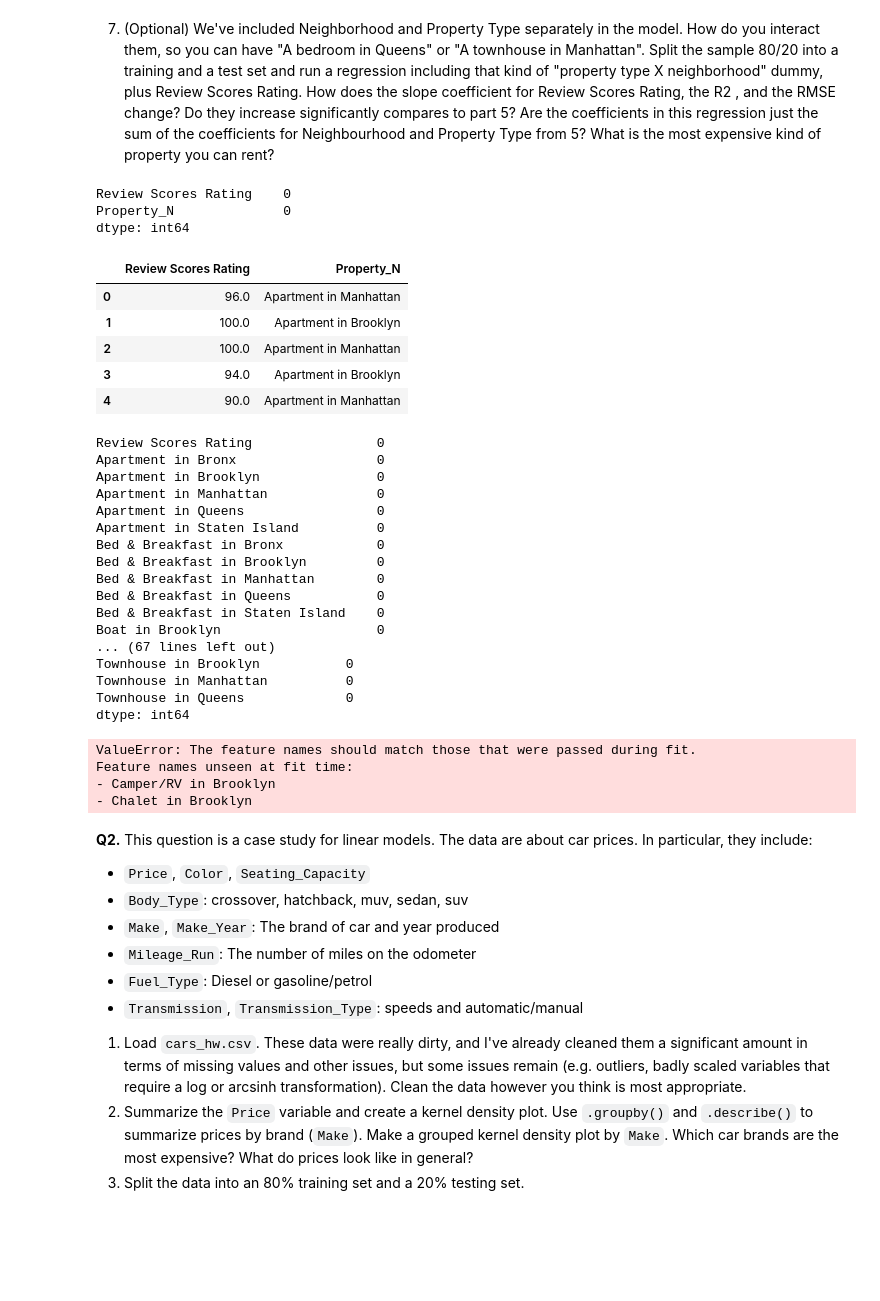
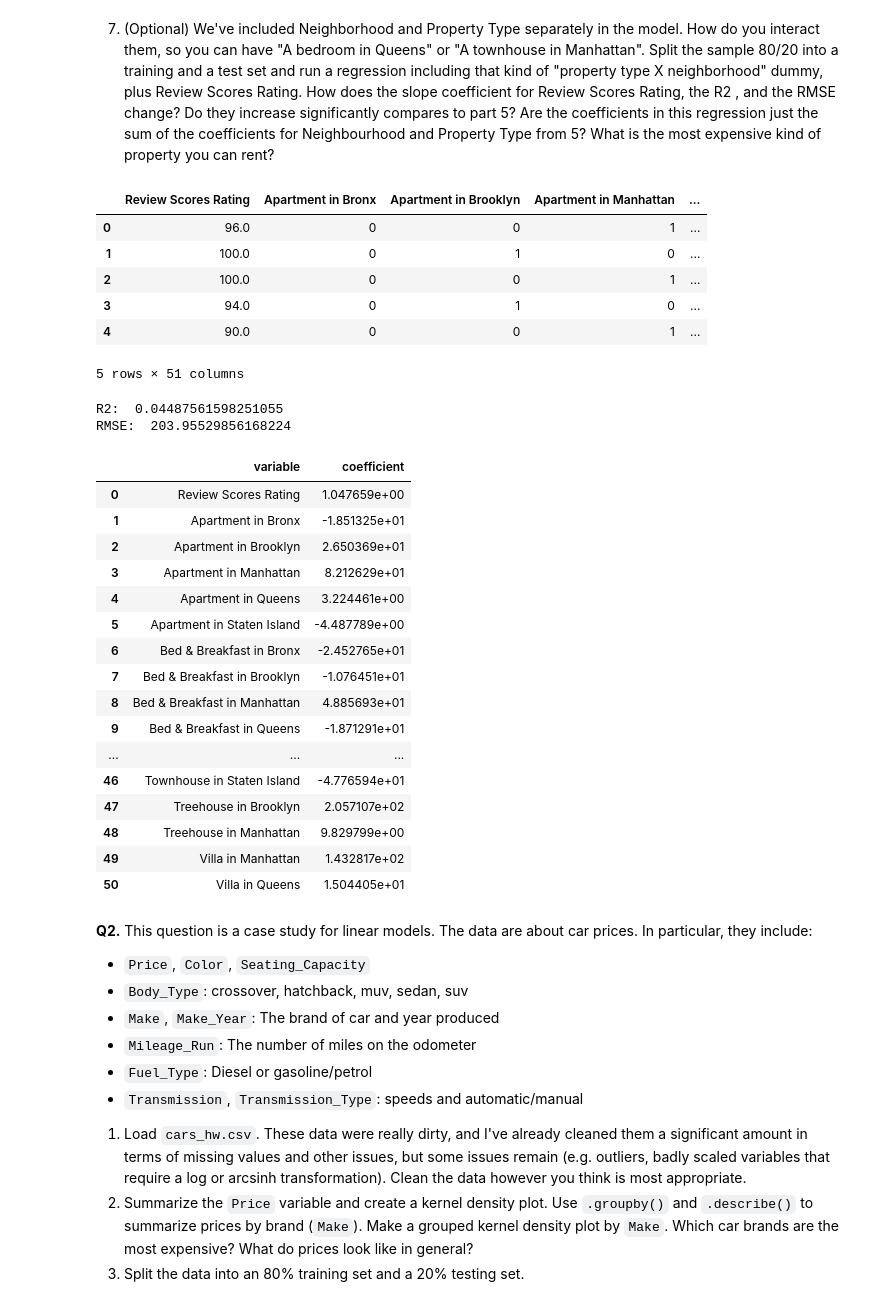
Before and after one commit to cann-emma/myfork-linearRegression, a Jupyter notebook: assignment.ipynb, the cells around one changed output. Drawn from its saved outputs; the diff is of its cells as text; code cells hidden in the pictures; blank space fills up the shorter version.

```diff
--- a/assignment.ipynb
+++ b/assignment.ipynb
@@ -224,59 +230,53 @@ Feature names unseen at fit time:
 7. (Optional) We've included Neighborhood and Property Type separately in the model. How do you interact them, so you can have "A bedroom in Queens" or "A townhouse in Manhattan". Split the sample 80/20 into a training and a test set and run a regression including that kind of "property type X neighborhood" dummy, plus Review Scores Rating. How does the slope coefficient for Review Scores Rating, the  R2 , and the RMSE change? Do they increase significantly compares to part 5? Are the coefficients in this regression just the sum of the coefficients for Neighbourhood and Property Type from 5? What is the most expensive kind of property you can rent?
 # %%
 clean['Property_N']= clean['Property Type'].astype(str)+ ' in '+ clean['Neighbourhood '].astype(str)
-X= clean[['Review Scores Rating', 'Property_N']]
-print(X.isna().sum())
+X= pd.concat([clean['Review Scores Rating'], pd.get_dummies(clean['Property_N'], dtype= 'int')], axis= 1)
 X.head()
 # %% [output]
+|  | Review Scores Rating | Apartment in Bronx | Apartment in Brooklyn | Apartment in Manhattan | ... |
+| 0 | 96.0 | 0 | 0 | 1 | ... |
+| 1 | 100.0 | 0 | 1 | 0 | ... |
+| 2 | 100.0 | 0 | 0 | 1 | ... |
+| 3 | 94.0 | 0 | 1 | 0 | ... |
+| 4 | 90.0 | 0 | 0 | 1 | ... |
-Review Scores Rating    0
-Property_N              0
-dtype: int64
+5 rows × 51 columns
-|  | Review Scores Rating | Property_N |
-| 0 | 96.0 | Apartment in Manhattan |
-| 1 | 100.0 | Apartment in Brooklyn |
-| 2 | 100.0 | Apartment in Manhattan |
-| 3 | 94.0 | Apartment in Brooklyn |
-| 4 | 90.0 | Apartment in Manhattan |
 # %%
 X_train, X_test, y_train, y_test= train_test_split(X, y, test_size= 0.2, random_state= 1)
 
-Z_train= pd.concat([X_train['Review Scores Rating'], pd.get_dummies(X_train['Property_N'], dtype= 'int')], axis= 1)
-Z_test= pd.concat([X_test['Review Scores Rating'],pd.get_dummies(X_test['Property_N'], dtype= 'int')], axis= 1)
+# Z_train= pd.concat([X_train['Review Scores Rating'], pd.get_dummies(X_train['Property_N'], dtype= 'int')], axis= 1)
+# Z_test= pd.concat([X_test['Review Scores Rating'],pd.get_dummies(X_test['Property_N'], dtype= 'int')], axis= 1)
 
-print(Z_train.isna().sum())
-print(Z_test.isna().sum())
+# print(Z_train.isna().sum())
+# print(Z_test.isna().sum())
-# %% [output]
-Review Scores Rating                0
-Apartment in Bronx                  0
-Apartment in Brooklyn               0
-Apartment in Manhattan              0
-Apartment in Queens                 0
-Apartment in Staten Island          0
-Bed & Breakfast in Bronx            0
-Bed & Breakfast in Brooklyn         0
-Bed & Breakfast in Manhattan        0
-Bed & Breakfast in Queens           0
-Bed & Breakfast in Staten Island    0
-Boat in Brooklyn                    0
-... (67 lines left out)
-Townhouse in Brooklyn           0
-Townhouse in Manhattan          0
-Townhouse in Queens             0
-dtype: int64
 # %%
-model= linear_model.LinearRegression(fit_intercept= False).fit(Z_train, y_train)
-y_hat= model.predict(Z_test)
+model= linear_model.LinearRegression(fit_intercept= False).fit(X_train, y_train)
+y_hat= model.predict(X_test)
 
-print('R2: ', model.score(Z_test, y_test))
+print('R2: ', model.score(X_test, y_test))
 print('RMSE: ', np.sqrt(mean_squared_error(y_test, y_hat)))
 
 results= pd.DataFrame({'variable': model.feature_names_in_ ,'coefficient': model.coef_})
 results
 # %% [output]
-ValueError: The feature names should match those that were passed during fit.
-Feature names unseen at fit time:
-- Camper/RV in Brooklyn
-- Chalet in Brooklyn
+R2:  0.04487561598251055
+RMSE:  203.95529856168224
+|  | variable | coefficient |
+| 0 | Review Scores Rating | 1.047659e+00 |
+| 1 | Apartment in Bronx | -1.851325e+01 |
+| 2 | Apartment in Brooklyn | 2.650369e+01 |
+| 3 | Apartment in Manhattan | 8.212629e+01 |
+| 4 | Apartment in Queens | 3.224461e+00 |
+| 5 | Apartment in Staten Island | -4.487789e+00 |
+| 6 | Bed & Breakfast in Bronx | -2.452765e+01 |
+| 7 | Bed & Breakfast in Brooklyn | -1.076451e+01 |
+| 8 | Bed & Breakfast in Manhattan | 4.885693e+01 |
+| 9 | Bed & Breakfast in Queens | -1.871291e+01 |
+| ... | ... | ... |
+| 46 | Townhouse in Staten Island | -4.776594e+01 |
+| 47 | Treehouse in Brooklyn | 2.057107e+02 |
+| 48 | Treehouse in Manhattan | 9.829799e+00 |
+| 49 | Villa in Manhattan | 1.432817e+02 |
+| 50 | Villa in Queens | 1.504405e+01 |
 # %% [markdown]
 **Q2.** This question is a case study for linear models. The data are about car prices. In particular, they include:
 
```
Also changed, not shown: parts of 3 cells of this notebook.
